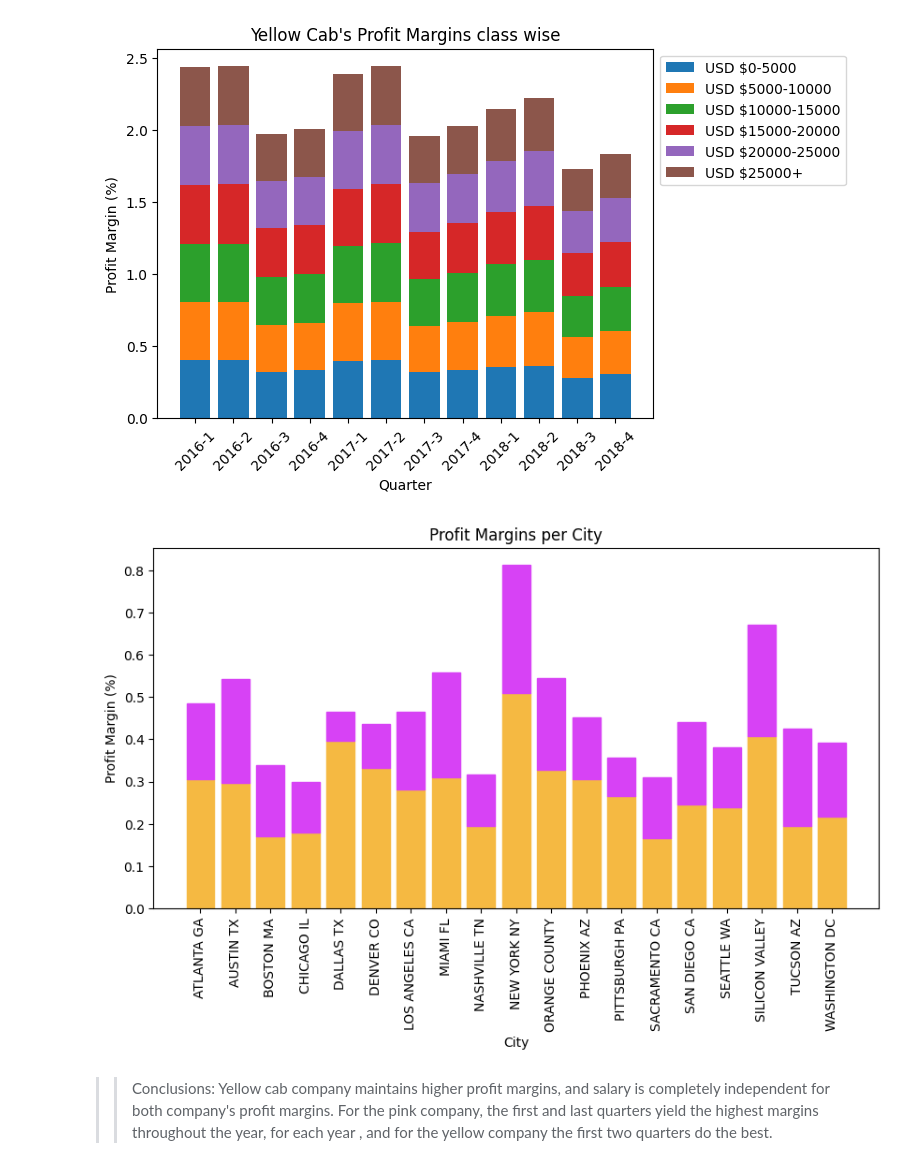
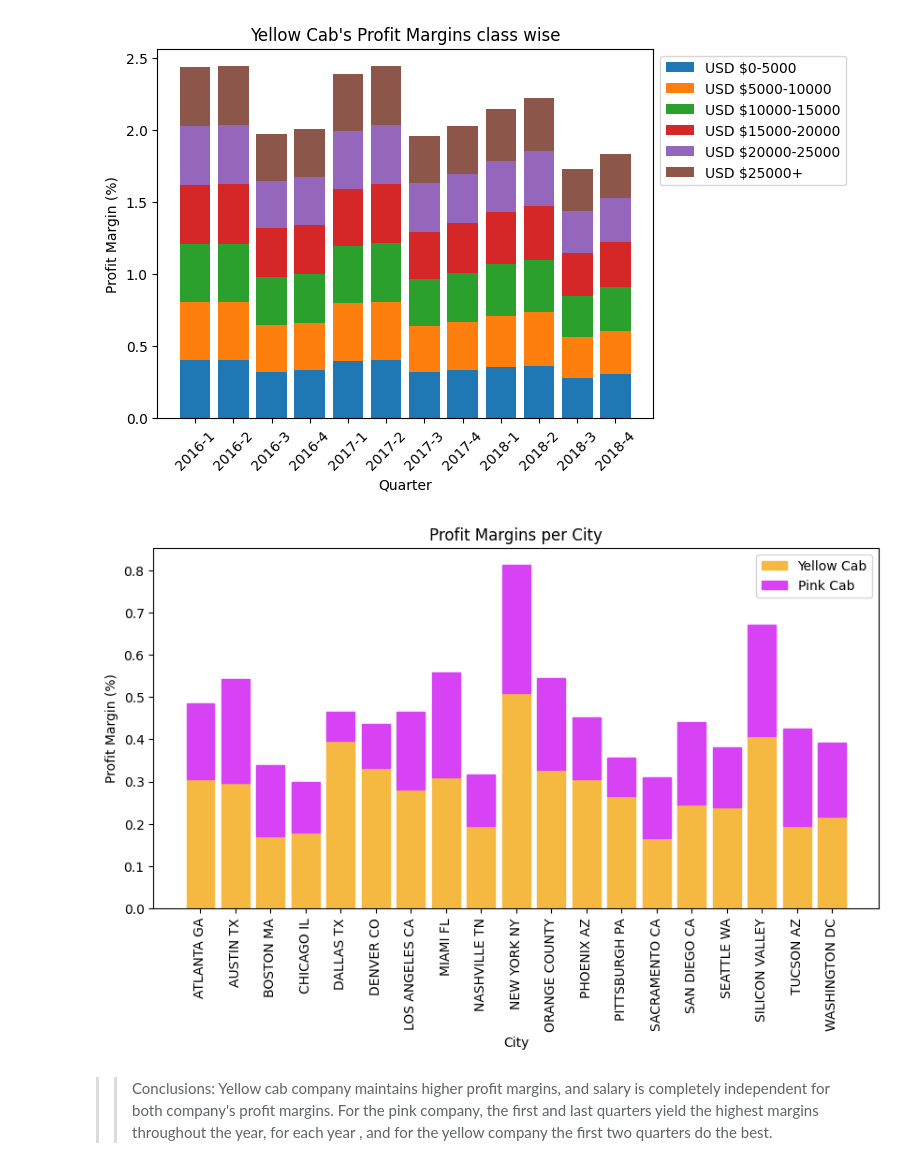
Before and after one commit to nureinumeya1999/Cab-Investment, a Jupyter notebook: src/EDA.ipynb, the cells around one changed output. Cells and saved outputs as stored; diff of their text form; code cells hidden in the pictures.

```diff
--- a/src/EDA.ipynb
+++ b/src/EDA.ipynb
@@ -673,21 +673,23 @@ ymq, pmq = getProfitMarginPerFeature(yellow, ['City']), getProfitMarginPerFeatur
 # %%
 plt.figure(figsize=(10, 5))
 yc = plt.bar(ymq['City'], ymq['Profit Margin'] )
 pc = plt.bar(pmq['City'], pmq['Profit Margin'], bottom=ymq['Profit Margin'])
 plt.xticks(rotation=90)
 
+yc.set_label('Yellow Cab')
+pc.set_label('Pink Cab')
 for bar in pc:
     bar.set_color('#d742f5')
 for bar in yc:
     bar.set_color('#f5b942')
 
 plt.xlabel('City')
 plt.ylabel('Profit Margin (%)')
-
+plt.legend()
 plt.title('Profit Margins per City')
 plt.show()
 # %% [output]
-[figure, old version]
+[figure, new version]
 # %% [markdown]
 >> Conclusions: Yellow cab company maintains higher profit margins, and salary is completely independent for both company's profit margins. For the pink company, the first and last quarters yield the highest margins throughout the year, for each year , and for the yellow company the first two quarters do the best.
 # %% [markdown]
```
Also changed, not shown: parts of 7 cells of this notebook, 1 other file.
